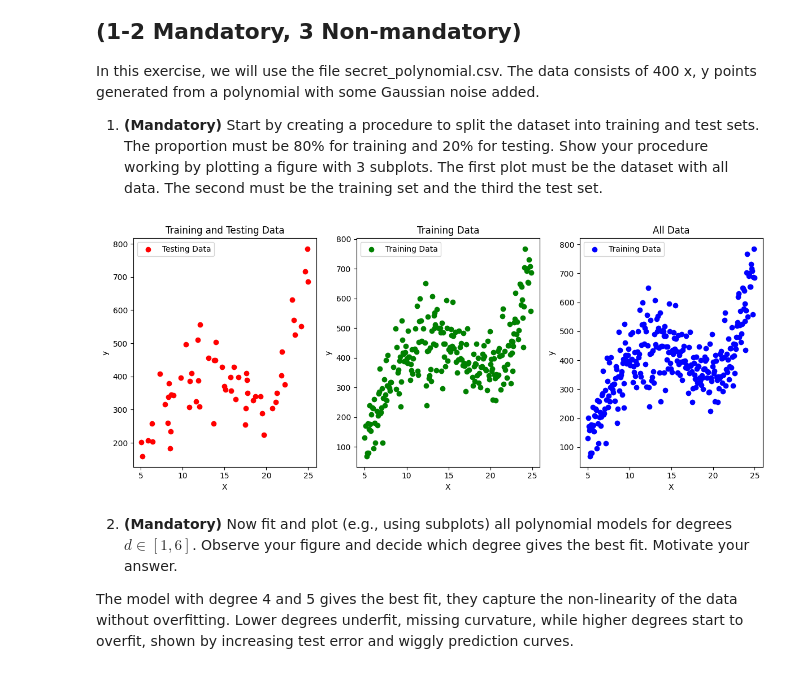
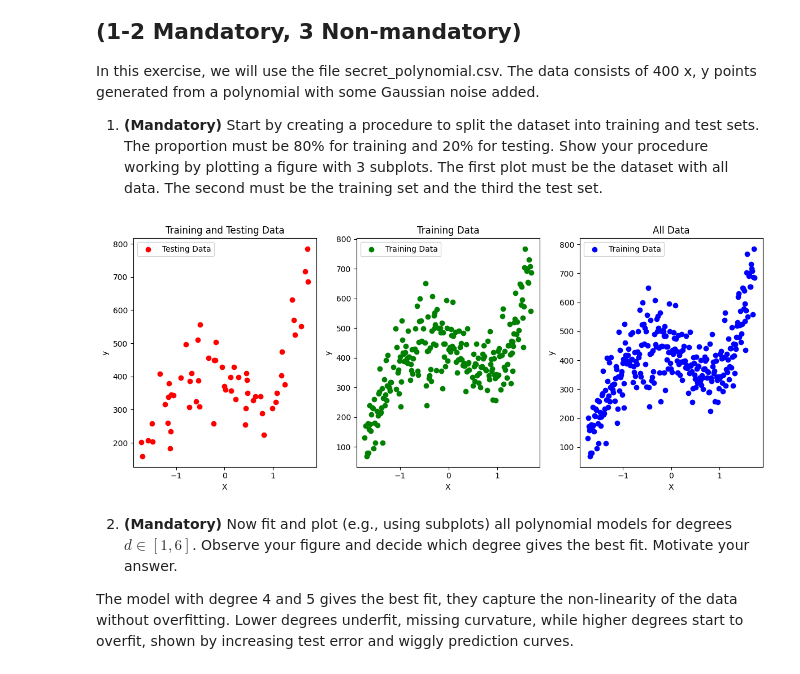
Before and after one commit to animittt/machine-learning-assignments, a Jupyter notebook: Assignment2-2025/am225pt_A2.ipynb, the cells around one changed output. Drawn from its saved outputs; the diff is of its cells as text; code cells hidden in the pictures.

```diff
--- a/Assignment2-2025/am225pt_A2.ipynb
+++ b/Assignment2-2025/am225pt_A2.ipynb
@@ -245,6 +245,10 @@ from matplotlib import pyplot as plt
 dataset = np.genfromtxt("datasets/secret_polynomial.csv", delimiter=",", skip_header=1)
 X = dataset[:, 0:1]
 y = dataset[:, 1]
+
+x_mean = X.mean(axis=0)
+x_std = X.std(axis=0)
+X = (X - x_mean) / x_std
 
 np.random.seed(42)
 indices = np.arange(X.shape[0])
@@ -253,34 +257,34 @@ split_ratio = 0.8
 split_index = int(split_ratio * len(indices))
 train_indices = indices[:split_index]
 test_indices = indices[split_index:]
 X_train = X[train_indices]
 y_train = y[train_indices]
 X_test = X[test_indices]
 y_test = y[test_indices]
 
 plt.figure(figsize=(12, 5))
 plt.subplot(1, 3, 1)
 plt.scatter(X_test, y_test, color='red', label='Testing Data')
 plt.xlabel("X")
 plt.ylabel("y")
 plt.title("Training and Testing Data")
 plt.legend()
 plt.subplot(1, 3, 2)
 plt.scatter(X_train, y_train, color='green', label='Training Data')
 plt.xlabel("X")
 plt.ylabel("y")
 plt.title("Training Data")
 plt.legend()
 plt.subplot(1, 3, 3)
 plt.scatter(X, y, color='blue', label='Training Data')
 plt.xlabel("X")
 plt.ylabel("y")
 plt.title("All Data")
 plt.legend()
 plt.tight_layout()
 plt.show()
 # %% [output]
-[figure, old version]
+[figure, new version]
 # %% [markdown]
 2. **(Mandatory)** Now fit and plot (e.g., using subplots) all polynomial models for degrees $d\in [1,6]$. Observe your figure and decide which degree gives the best fit. Motivate your answer.
 
```
Also changed, not shown: parts of 8 cells of this notebook.
